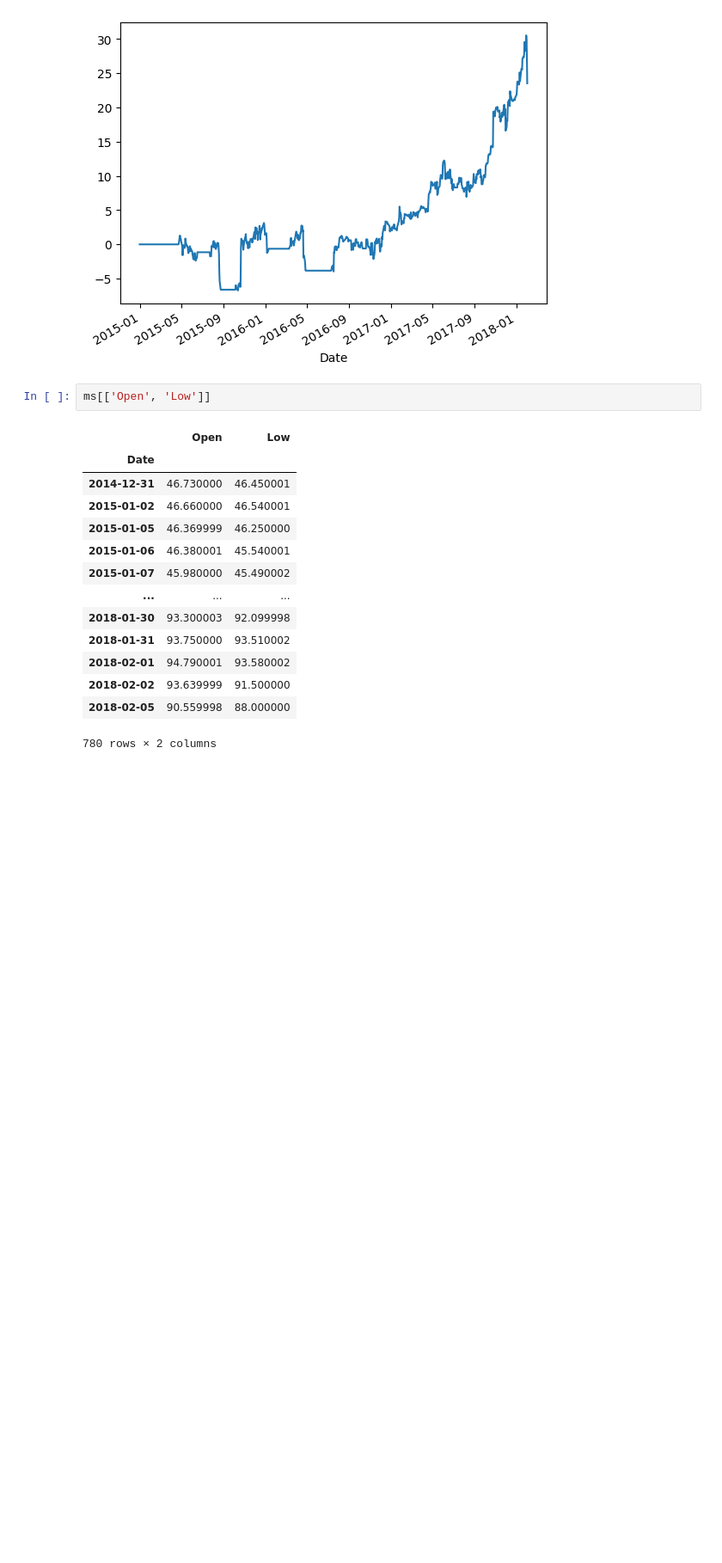
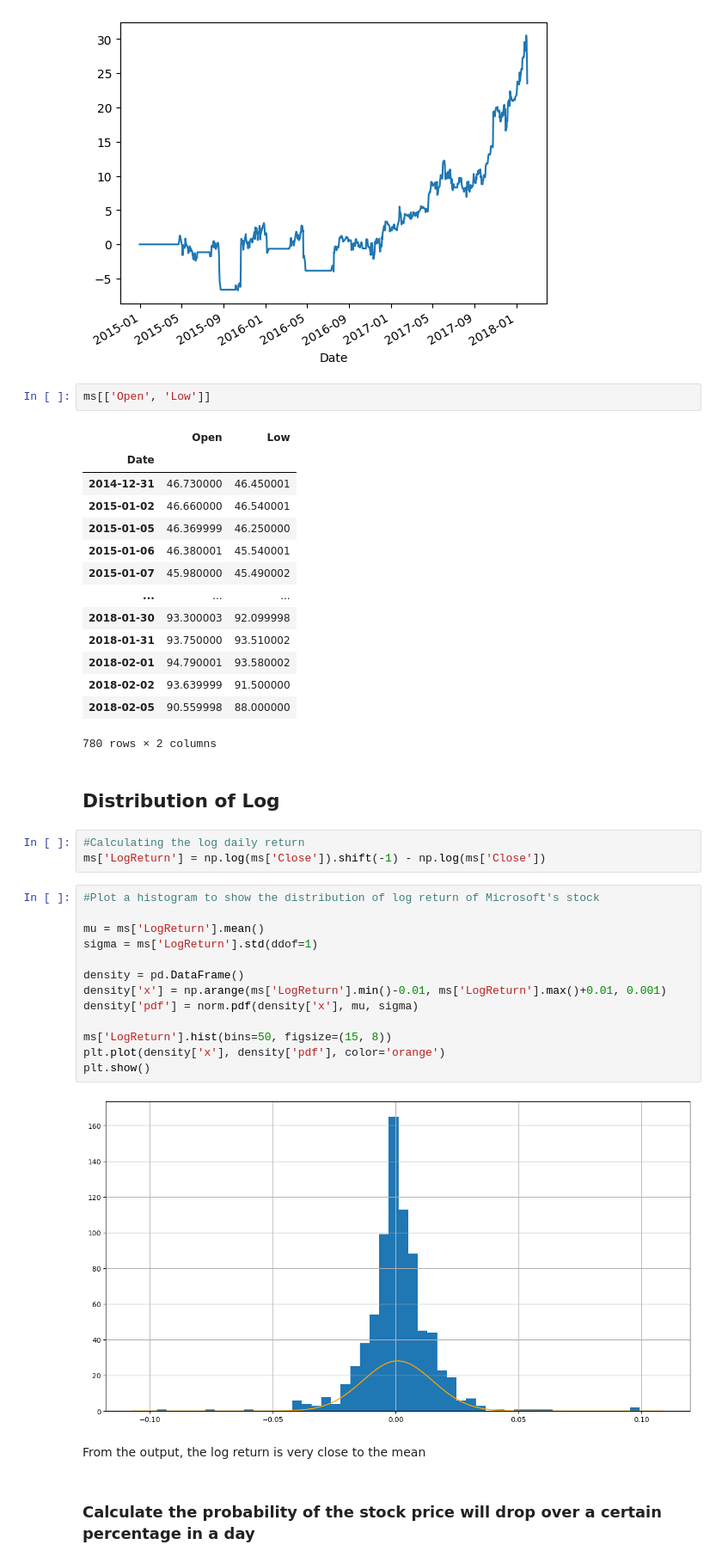
Before and after one commit to CheropS/Visualization-stock-prices, a Jupyter notebook: microsoft.ipynb, the cells around one changed output. Shown: that part at 86% size. Saved outputs shown, nothing was run; the diff lists cells and outputs as text; blank space fills up the shorter version.

Commit message:
distribution of log using scipy

```diff
--- a/microsoft.ipynb
+++ b/microsoft.ipynb
@@ -240,3 +244,27 @@ ms[['Open', 'Low']]
 | 2018-02-02 | 93.639999 | 91.500000 |
 | 2018-02-05 | 90.559998 | 88.000000 |
 780 rows × 2 columns
+# %% [markdown]
+## Distribution of Log
+# %%
+#Calculating the log daily return
+ms['LogReturn'] = np.log(ms['Close']).shift(-1) - np.log(ms['Close'])
+# %%
+#Plot a histogram to show the distribution of log return of Microsoft's stock
+
+mu = ms['LogReturn'].mean()
+sigma = ms['LogReturn'].std(ddof=1)
+
+density = pd.DataFrame()
+density['x'] = np.arange(ms['LogReturn'].min()-0.01, ms['LogReturn'].max()+0.01, 0.001)
+density['pdf'] = norm.pdf(density['x'], mu, sigma)
+
+ms['LogReturn'].hist(bins=50, figsize=(15, 8))
+plt.plot(density['x'], density['pdf'], color='orange')
+plt.show()
+# %% [output]
+[figure, added]
+# %% [markdown]
+From the output, the log return is very close to the mean
+# %% [markdown]
+### Calculate the probability of the stock price will drop over a certain percentage in a day
```
Also changed, not shown: parts of 4 cells of this notebook.
